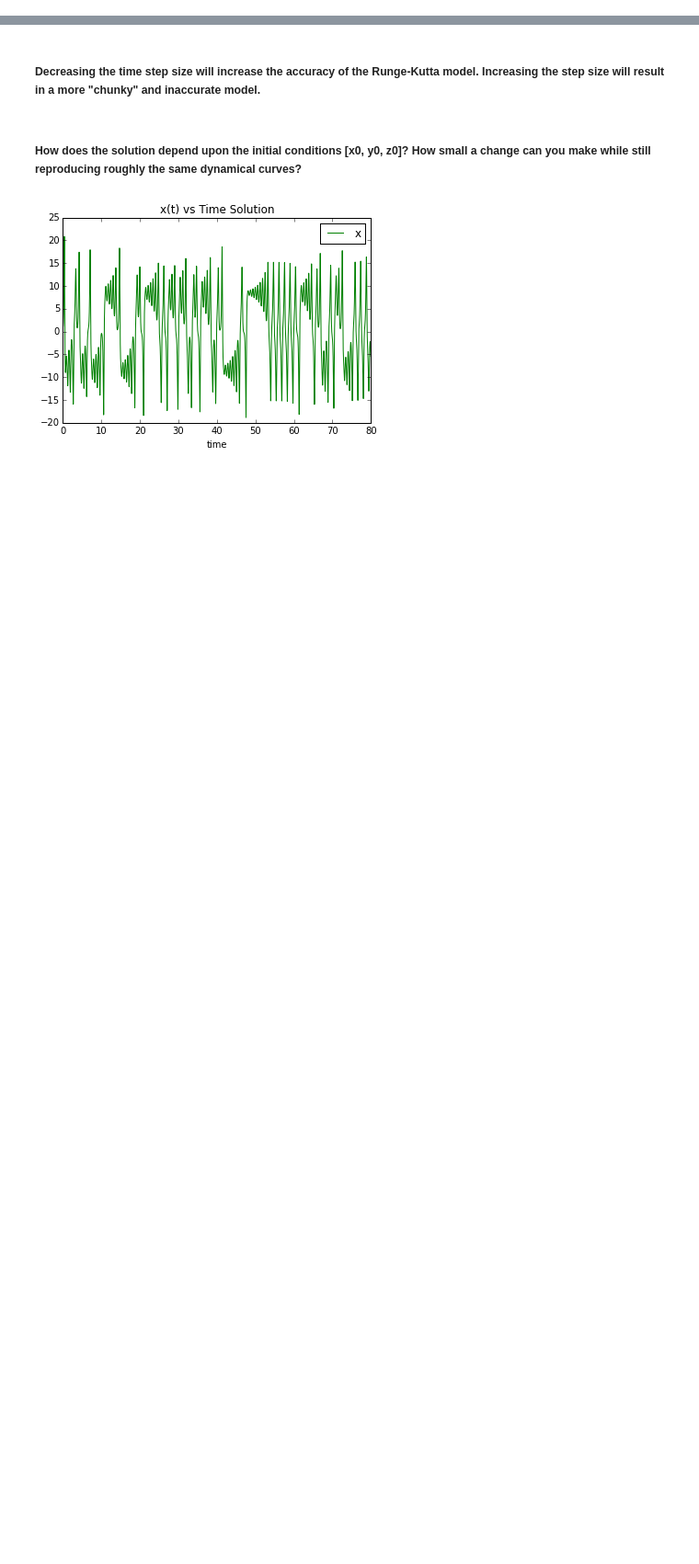
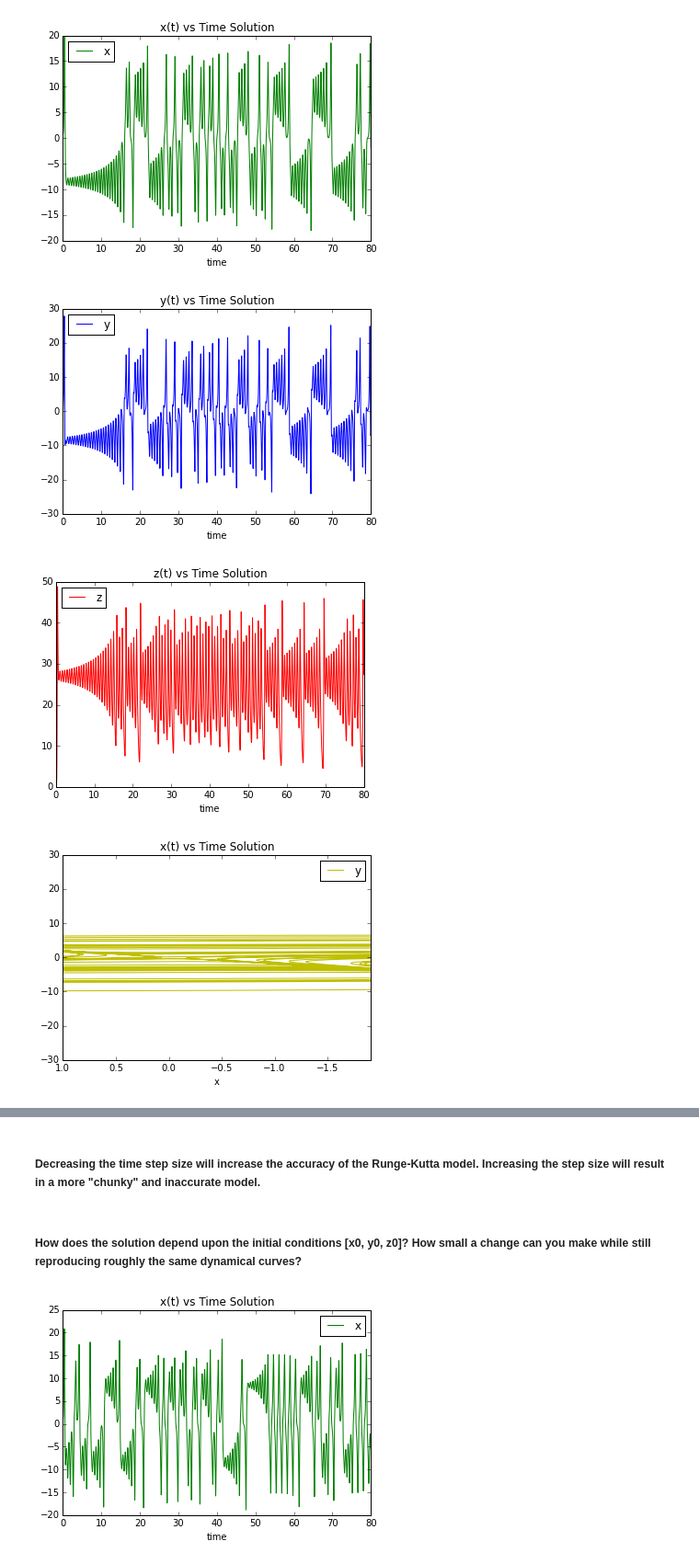
Before and after one commit to justingapper/CS510-Fall2015-Midterm, a Jupyter notebook: ExploreAttractor.ipynb, the cells around one changed output, grey strips where cells are left out. Shown at 92% size. Drawn from its saved outputs; the diff is of its cells as text; code cells hidden in the pictures; blank space fills up the shorter version.

```diff
--- a/ExploreAttractor.ipynb
+++ b/ExploreAttractor.ipynb
@@ -38,0 +26,14 @@ atr.plotz()
+# %%
+attr = attractor.Attractor(points=100000)
+attr.evolve(order=4)
+attr.plotx()
+attr.ploty()
+attr.plotz()
+attr.plotxy()
+attr.plotyz()
+attr.plotzx()
+# %% [output]
+[figure, added]
+[figure, added]
+[figure, added]
+[figure, added]
```
Also changed, not shown: parts of 15 cells of this notebook.
